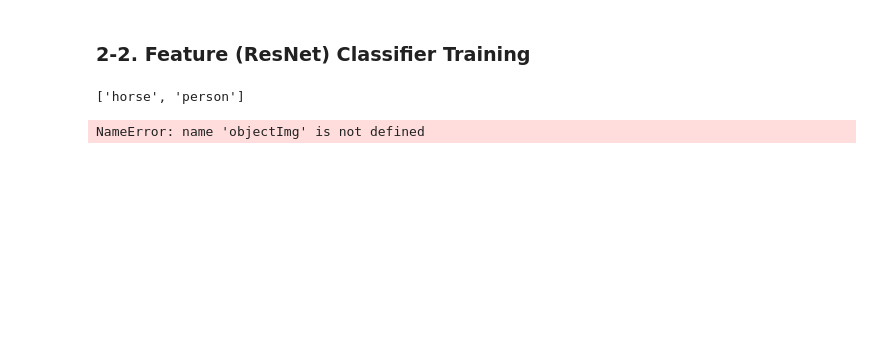
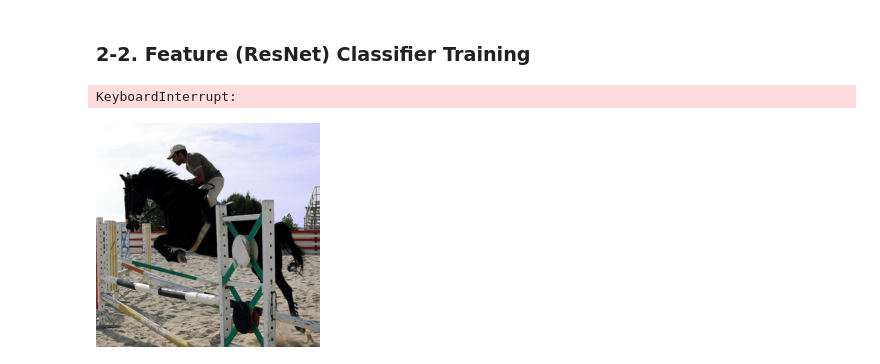
Before and after one commit to euphoria0-0/Neural-Causation-Coefficient, a Jupyter notebook: ObjectClassifier_Training.ipynb, the cells around one changed output. Cells and saved outputs as stored; diff of their text form; code cells hidden in the pictures; blank space fills up the shorter version.

```diff
--- a/ObjectClassifier_Training.ipynb
+++ b/ObjectClassifier_Training.ipynb
@@ -25,6 +26,9 @@ categories = [
     'dining table', 'dog', 'horse', 'motorbike', 'person', 'potted plant', 'sheep', 'sofa', 'train', 'television'
 ]
 categories = {categories[i]: i for i in range(len(categories))}
+categories['tvmonitor'] = categories['television']
+categories['diningtable'] = categories['dining table']
+categories['pottedplant'] = categories['potted plant']
 # %%
 transform = T.Compose([T.Resize((224,224)), T.ToTensor()])
 dataset = VOCDetection('data/voc', image_set='train', download=True, transform=transform)
@@ -70,61 +76,36 @@ resnet = feature_extractor().to(device)
 classifier = Classifier().to(device)
 # torch.save(classifier.state_dict(), 'results/object_classifier.pt')
 
-resize_transform = T.Compose([T.Resize((224,224)), T.ToTensor()])
-
 resnet.eval()
 classifier.train()
 
-criterion = nn.CrossEntropyLoss()
+criterion = nn.MultiLabelSoftMarginLoss()
 optimizer = optim.RMSprop(classifier.parameters())
 
-for image, anns in dataloader:
+for image, anns in tqdm.tqdm(dataloader):
     target, target_names = [], []
     for obj in anns['annotation']['object']:
+        if obj['name'][0] == 'tvmonitor':
+            obj['name'][0] = 'television'
         target.append(categories[obj['name'][0]])
         target_names.append(obj['name'][0])
         # bboxs.append(obj['bndbox'])
 
-    target = torch.tensor(target)
-    print(target_names)
-    # target = F.one_hot(torch.tensor(target), num_classes=20)
-
-    # num_objs = len(bboxs)
-    # outputs = torch.empty((0, 20))
-
-    # for i in range(num_objs):
-    #     objectImg = image.clone().detach()
-
-    #     bbox = bboxs[i]
-    #     mask = torch.zeros(image.shape[1:], dtype=int)
-    #     x1, x2 = int(bbox['xmin'][0]), int(bbox['xmax'][0])
-    #     y1, y2 = int(bbox['ymax'][0]), int(bbox['ymax'][0])
-    #     mask[x1:x2+1,y1:y2+1] = 1
-
-
-    #     mask = torch.tensor(mask>0, dtype=torch.uint8)
-
-    #     objectImg = torch.where(mask>0, objectImg, mask.float())
-    #     objectImg = T.ToPILImage()(objectImg[0])
-        # print(objectImg.shape)
-        # objectImg = resize_transform(objectImg)
-    #     objectImg = objectImg.unsqueeze(0)
+    target = F.one_hot(torch.tensor(target), num_classes=20).sum(axis=0).reshape(1,-1)
 
     features = resnet(image)
     logodds = classifier(features)
 
-    #     outputs = torch.cat((outputs, logodds))
-
-    # optimizer.zero_grad()
-    # loss = criterion(outputs, target)
-    # loss.backward()
-    # optimizer.step()
-
-    break
+    optimizer.zero_grad()
+    loss = criterion(logodds, target)
+    loss.backward()
+    optimizer.step()
 # %% [output]
-['horse', 'person']
+KeyboardInterrupt:
-# %%
-# objectImg = T.ToPILImage()(objectImg)
-objectImg
-# %% [output]
-NameError: name 'objectImg' is not defined
+# %%
+# example
+print(target_names)
+image = T.ToPILImage()(image[0])
+image
+# %% [output]
+[figure, added]
```
Also changed, not shown: parts of 3 cells of this notebook.
